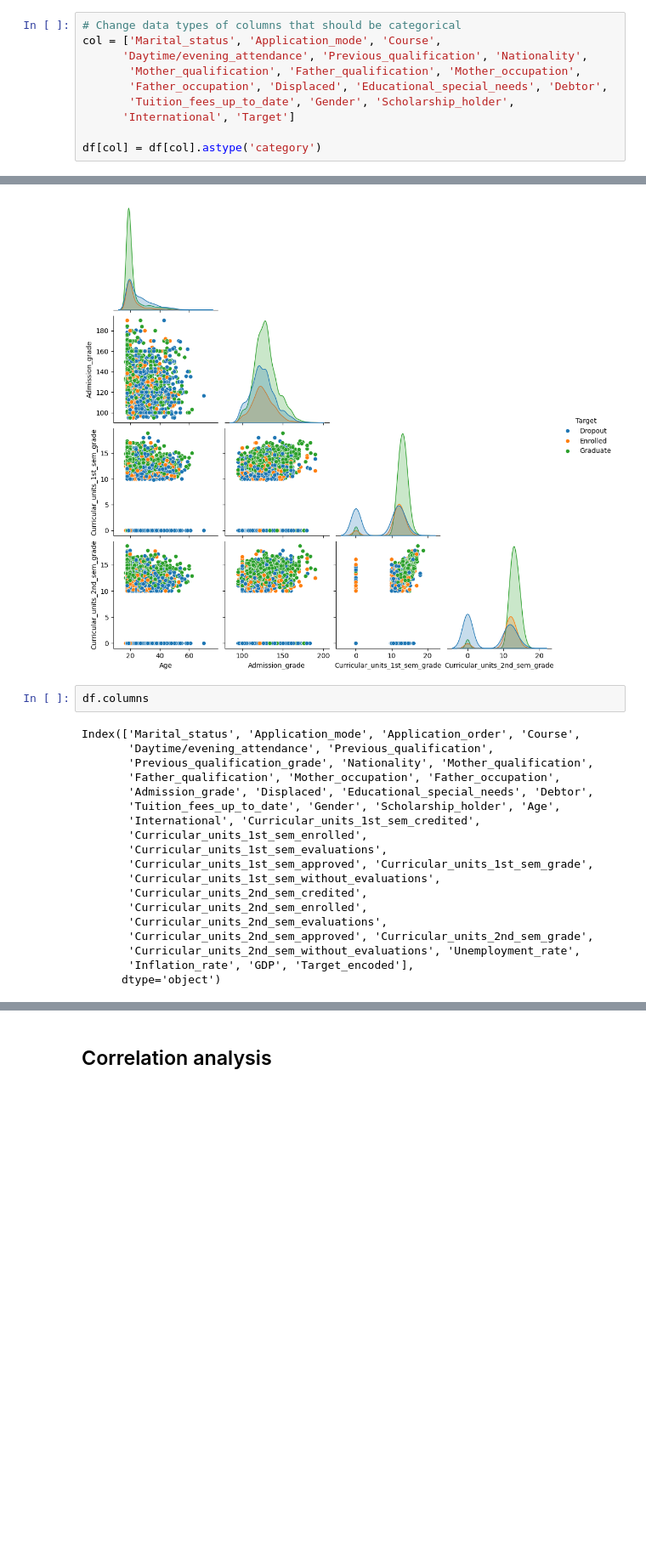
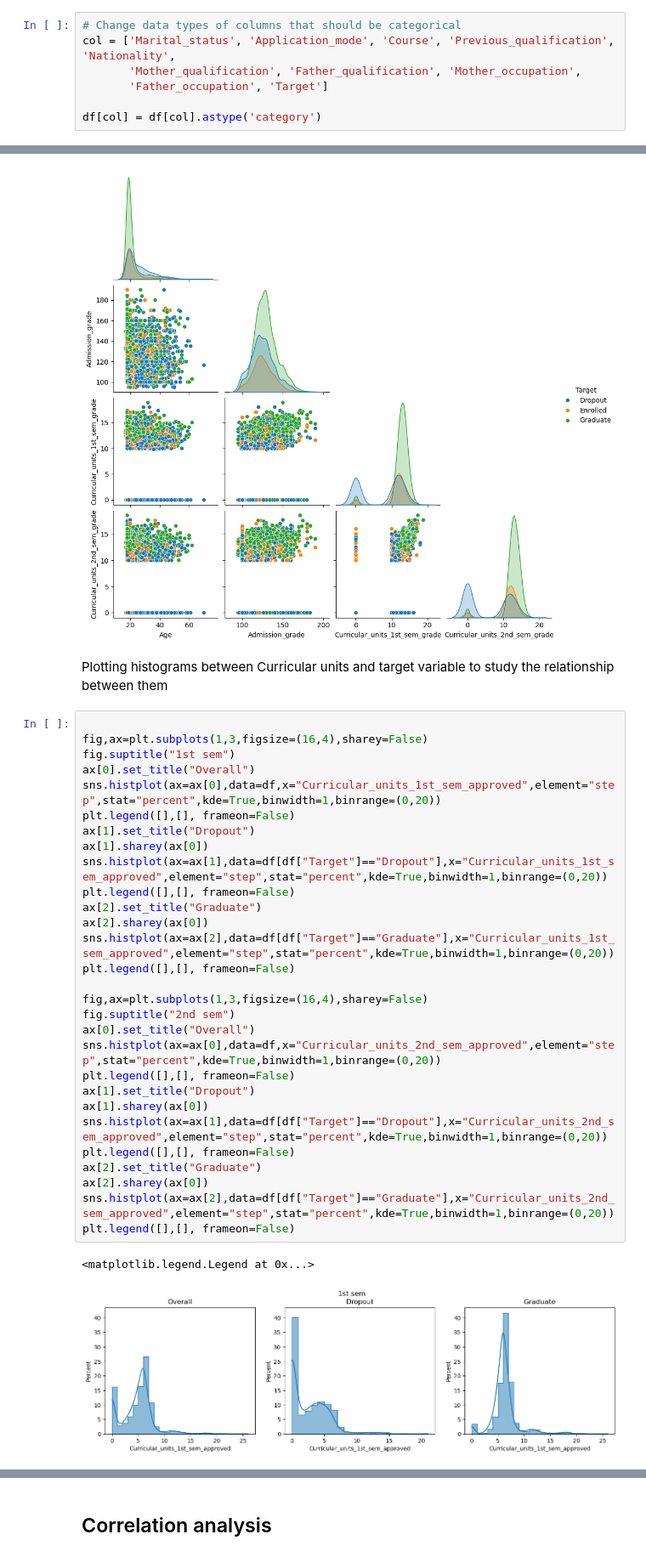
Before and after one commit to martiFabia/DMML_project, a Jupyter notebook: notebook/eda.ipynb, the cells around one changed output, grey strips where cells are left out. Shown at 85% size. Cells and saved outputs as stored; diff of their text form; blank space fills up the shorter version.

```diff
--- a/notebook/eda.ipynb
+++ b/notebook/eda.ipynb
@@ -116,12 +116,9 @@ Index(['Marital_status', 'Application_mode', 'Application_order', 'Course',
       dtype='object')
 # %%
 # Change data types of columns that should be categorical
-col = ['Marital_status', 'Application_mode', 'Course',
-      'Daytime/evening_attendance', 'Previous_qualification', 'Nationality',
+col = ['Marital_status', 'Application_mode', 'Course', 'Previous_qualification', 'Nationality',
        'Mother_qualification', 'Father_qualification', 'Mother_occupation',
-       'Father_occupation', 'Displaced', 'Educational_special_needs', 'Debtor',
-       'Tuition_fees_up_to_date', 'Gender', 'Scholarship_holder',
-      'International', 'Target']
+       'Father_occupation', 'Target']
 
 df[col] = df[col].astype('category')
 # %%
@@ -525,24 +498,37 @@ sns.pairplot(df[cols], hue='Target', corner=True)
 # %% [output]
 <seaborn.axisgrid.PairGrid at 0x...>
 [figure]
-# %%
-df.columns
-# %% [output]
-Index(['Marital_status', 'Application_mode', 'Application_order', 'Course',
-       'Daytime/evening_attendance', 'Previous_qualification',
-       'Previous_qualification_grade', 'Nationality', 'Mother_qualification',
-       'Father_qualification', 'Mother_occupation', 'Father_occupation',
-       'Admission_grade', 'Displaced', 'Educational_special_needs', 'Debtor',
-       'Tuition_fees_up_to_date', 'Gender', 'Scholarship_holder', 'Age',
-       'International', 'Curricular_units_1st_sem_credited',
-       'Curricular_units_1st_sem_enrolled',
-       'Curricular_units_1st_sem_evaluations',
-       'Curricular_units_1st_sem_approved', 'Curricular_units_1st_sem_grade',
-       'Curricular_units_1st_sem_without_evaluations',
-       'Curricular_units_2nd_sem_credited',
-       'Curricular_units_2nd_sem_enrolled',
-       'Curricular_units_2nd_sem_evaluations',
-       'Curricular_units_2nd_sem_approved', 'Curricular_units_2nd_sem_grade',
-       'Curricular_units_2nd_sem_without_evaluations', 'Unemployment_rate',
-       'Inflation_rate', 'GDP', 'Target_encoded'],
-      dtype='object')
+# %% [markdown]
+Plotting histograms between Curricular units and target variable to study the relationship between them
+# %%
+
+fig,ax=plt.subplots(1,3,figsize=(16,4),sharey=False)
+fig.suptitle("1st sem")
+ax[0].set_title("Overall")
+sns.histplot(ax=ax[0],data=df,x="Curricular_units_1st_sem_approved",element="step",stat="percent",kde=True,binwidth=1,binrange=(0,20))
+plt.legend([],[], frameon=False)
+ax[1].set_title("Dropout")
+ax[1].sharey(ax[0])
+sns.histplot(ax=ax[1],data=df[df["Target"]=="Dropout"],x="Curricular_units_1st_sem_approved",element="step",stat="percent",kde=True,binwidth=1,binrange=(0,20))
+plt.legend([],[], frameon=False)
+ax[2].set_title("Graduate")
+ax[2].sharey(ax[0])
+sns.histplot(ax=ax[2],data=df[df["Target"]=="Graduate"],x="Curricular_units_1st_sem_approved",element="step",stat="percent",kde=True,binwidth=1,binrange=(0,20))
+plt.legend([],[], frameon=False)
+
+fig,ax=plt.subplots(1,3,figsize=(16,4),sharey=False)
+fig.suptitle("2nd sem")
+ax[0].set_title("Overall")
+sns.histplot(ax=ax[0],data=df,x="Curricular_units_2nd_sem_approved",element="step",stat="percent",kde=True,binwidth=1,binrange=(0,20))
+plt.legend([],[], frameon=False)
+ax[1].set_title("Dropout")
+ax[1].sharey(ax[0])
+sns.histplot(ax=ax[1],data=df[df["Target"]=="Dropout"],x="Curricular_units_2nd_sem_approved",element="step",stat="percent",kde=True,binwidth=1,binrange=(0,20))
+plt.legend([],[], frameon=False)
+ax[2].set_title("Graduate")
+ax[2].sharey(ax[0])
+sns.histplot(ax=ax[2],data=df[df["Target"]=="Graduate"],x="Curricular_units_2nd_sem_approved",element="step",stat="percent",kde=True,binwidth=1,binrange=(0,20))
+plt.legend([],[], frameon=False)
+# %% [output]
+<matplotlib.legend.Legend at 0x...>
+[figure, added]
```
Also changed, not shown: parts of 18 cells of this notebook, 4 other files.
